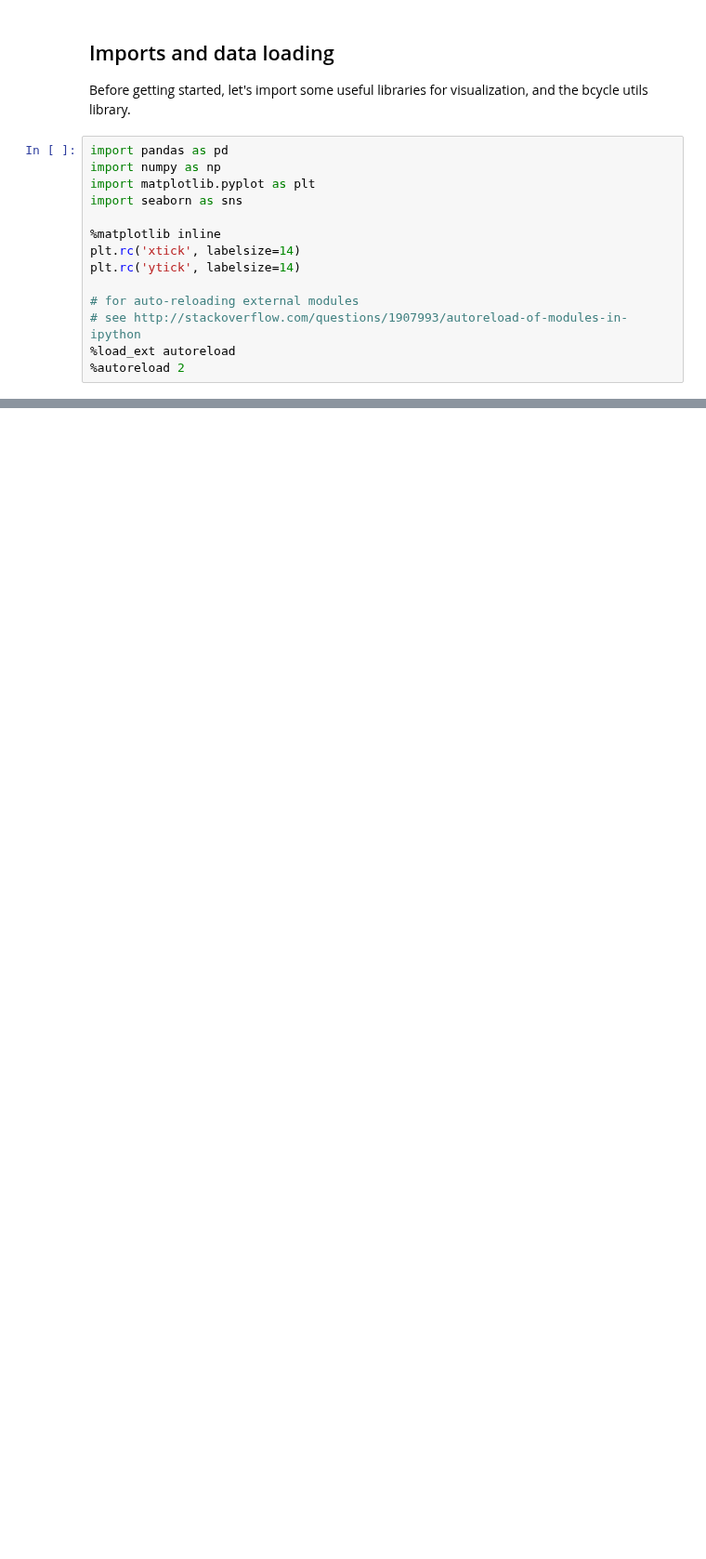
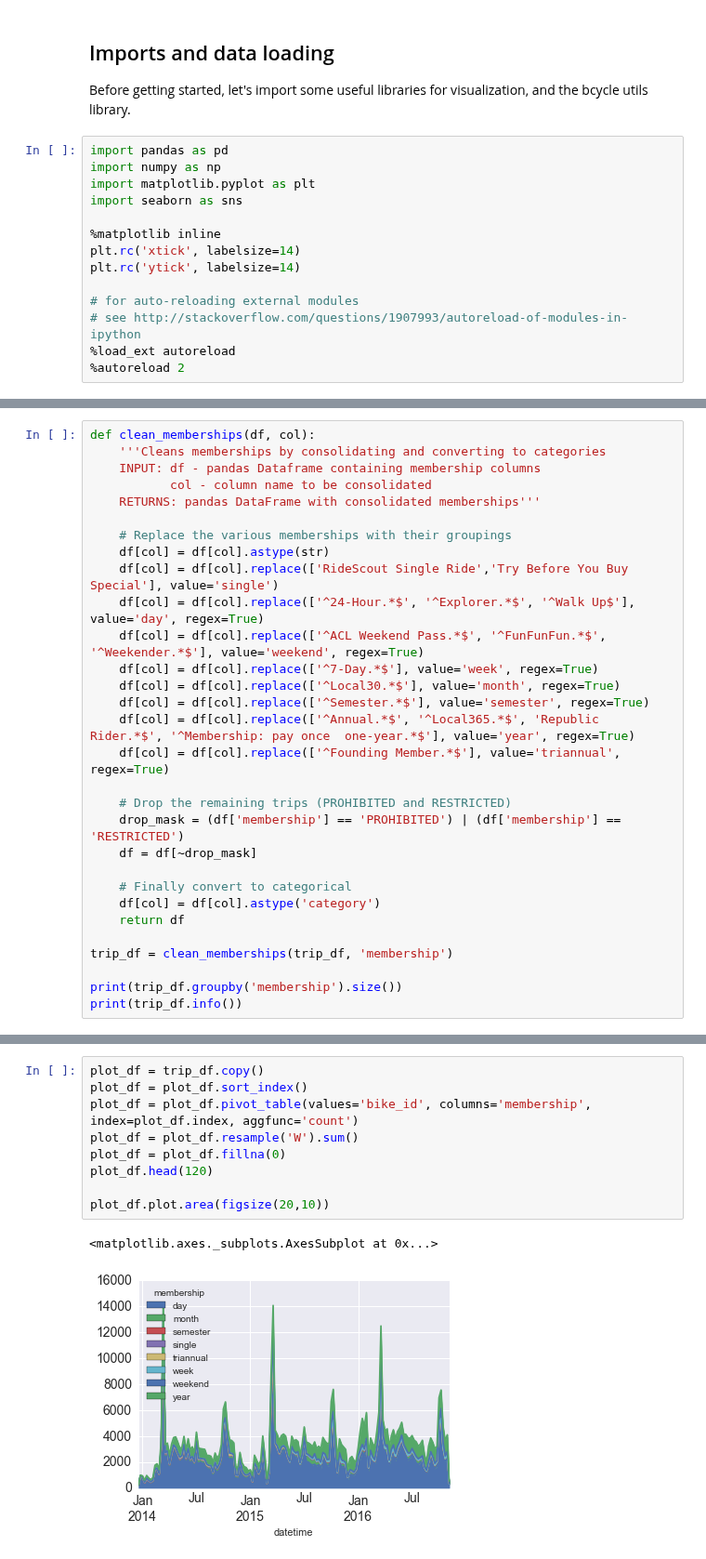
Before and after one commit to timgasser/bcycle-austin, a Jupyter notebook: notebooks/bcycle_all_data_eda.ipynb, the cells around one changed output, grey strips where cells are left out. Shown at 93% size. Cells and saved outputs as stored; diff of their text form; blank space fills up the shorter version.

```diff
--- a/notebooks/bcycle_all_data_eda.ipynb
+++ b/notebooks/bcycle_all_data_eda.ipynb
@@ -72,0 +130,30 @@ None
+# %%
+def clean_memberships(df, col):
+    '''Cleans memberships by consolidating and converting to categories
+    INPUT: df - pandas Dataframe containing membership columns
+           col - column name to be consolidated
+    RETURNS: pandas DataFrame with consolidated memberships'''
+
+    # Replace the various memberships with their groupings
+    df[col] = df[col].astype(str)
+    df[col] = df[col].replace(['RideScout Single Ride','Try Before You Buy Special'], value='single')
+    df[col] = df[col].replace(['^24-Hour.*$', '^Explorer.*$', '^Walk Up$'], value='day', regex=True)
+    df[col] = df[col].replace(['^ACL Weekend Pass.*$', '^FunFunFun.*$', '^Weekender.*$'], value='weekend', regex=True)
+    df[col] = df[col].replace(['^7-Day.*$'], value='week', regex=True)
+    df[col] = df[col].replace(['^Local30.*$'], value='month', regex=True)
+    df[col] = df[col].replace(['^Semester.*$'], value='semester', regex=True)
+    df[col] = df[col].replace(['^Annual.*$', '^Local365.*$', 'Republic Rider.*$', '^Membership: pay once  one-year.*$'], value='year', regex=True)
+    df[col] = df[col].replace(['^Founding Member.*$'], value='triannual', regex=True)
+
+    # Drop the remaining trips (PROHIBITED and RESTRICTED)
+    drop_mask = (df['membership'] == 'PROHIBITED') | (df['membership'] == 'RESTRICTED')
+    df = df[~drop_mask]
+
+    # Finally convert to categorical
+    df[col] = df[col].astype('category')
+    return df
+
+trip_df = clean_memberships(trip_df, 'membership')
+
+print(trip_df.groupby('membership').size())
+print(trip_df.info())
@@ -72,0 +180,12 @@ None
+# %%
+plot_df = trip_df.copy()
+plot_df = plot_df.sort_index()
+plot_df = plot_df.pivot_table(values='bike_id', columns='membership', index=plot_df.index, aggfunc='count')
+plot_df = plot_df.resample('W').sum()
+plot_df = plot_df.fillna(0)
+plot_df.head(120)
+
+plot_df.plot.area(figsize(20,10))
+# %% [output]
+<matplotlib.axes._subplots.AxesSubplot at 0x...>
+[figure, added]
```
Also changed, not shown: parts of 18 cells of this notebook.
